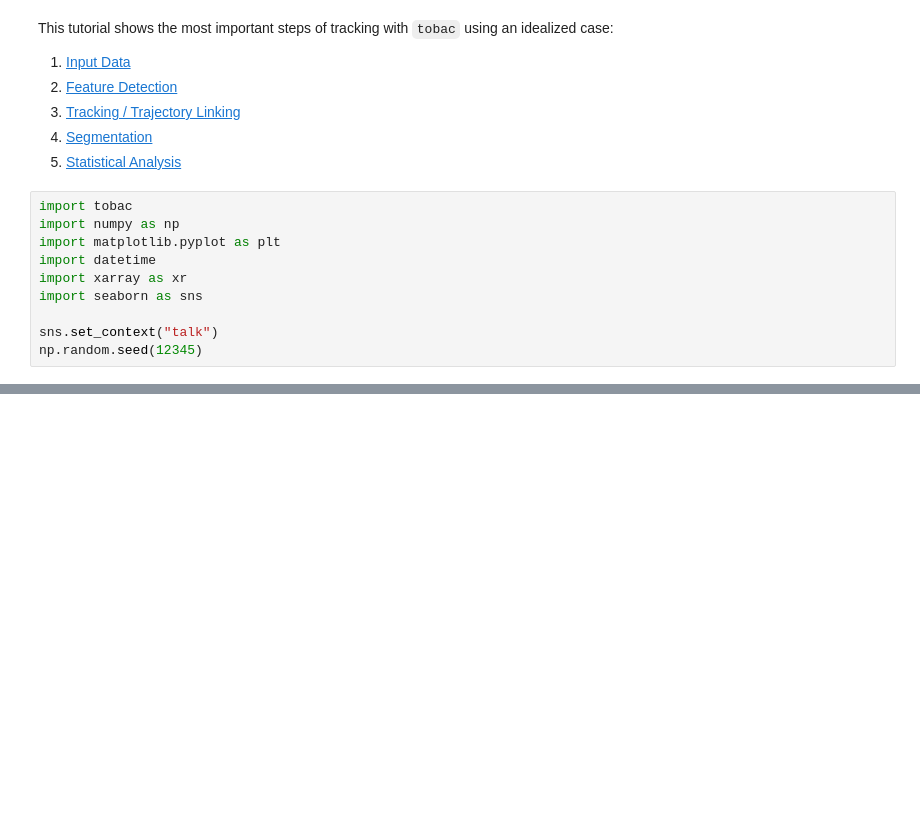
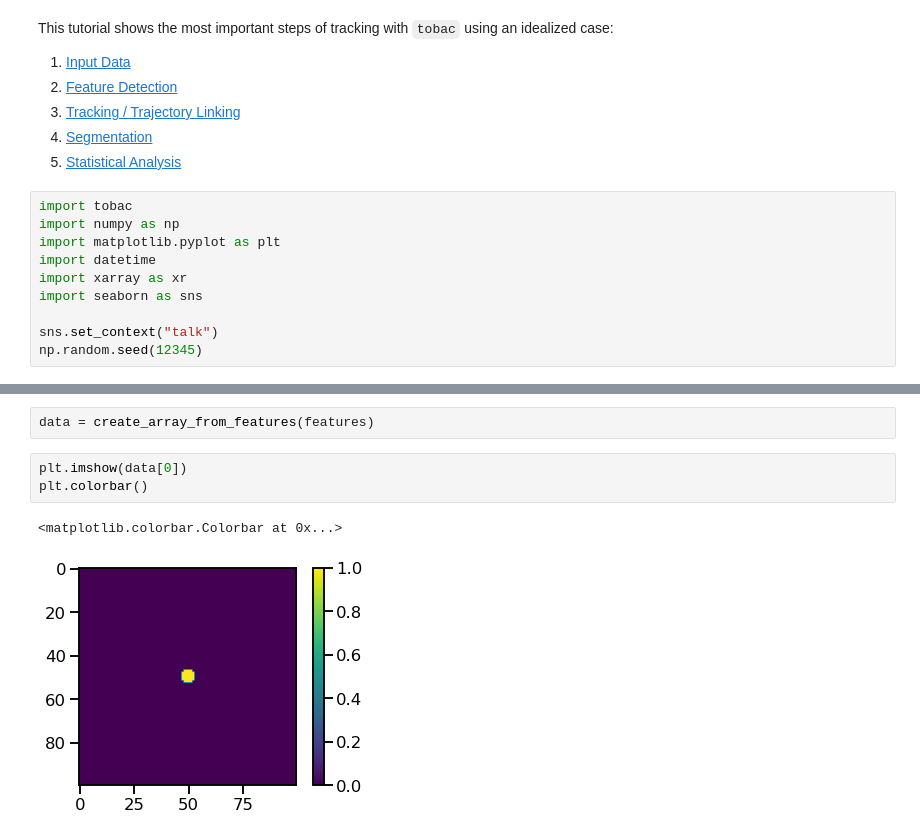
Before and after one commit to tobac-project/tobac-tutorials, a Jupyter notebook: tutorials/Basics/Idealized-Case-3_Brownian_Motion_of_Cells.ipynb, the cells around one changed output, grey strips where cells are left out. Cells and saved outputs as stored; diff of their text form; blank space fills up the shorter version.

```diff
--- a/tutorials/Basics/Idealized-Case-3_Brownian_Motion_of_Cells.ipynb
+++ b/tutorials/Basics/Idealized-Case-3_Brownian_Motion_of_Cells.ipynb
@@ -81,0 +63,8 @@ NameError: name 'v_x' is not defined
+# %%
+data = create_array_from_features(features)
+# %%
+plt.imshow(data[0])
+plt.colorbar()
+# %% [output]
+<matplotlib.colorbar.Colorbar at 0x...>
+[figure, added]
```
Also changed, not shown: parts of 14 cells of this notebook, 1 other file.
